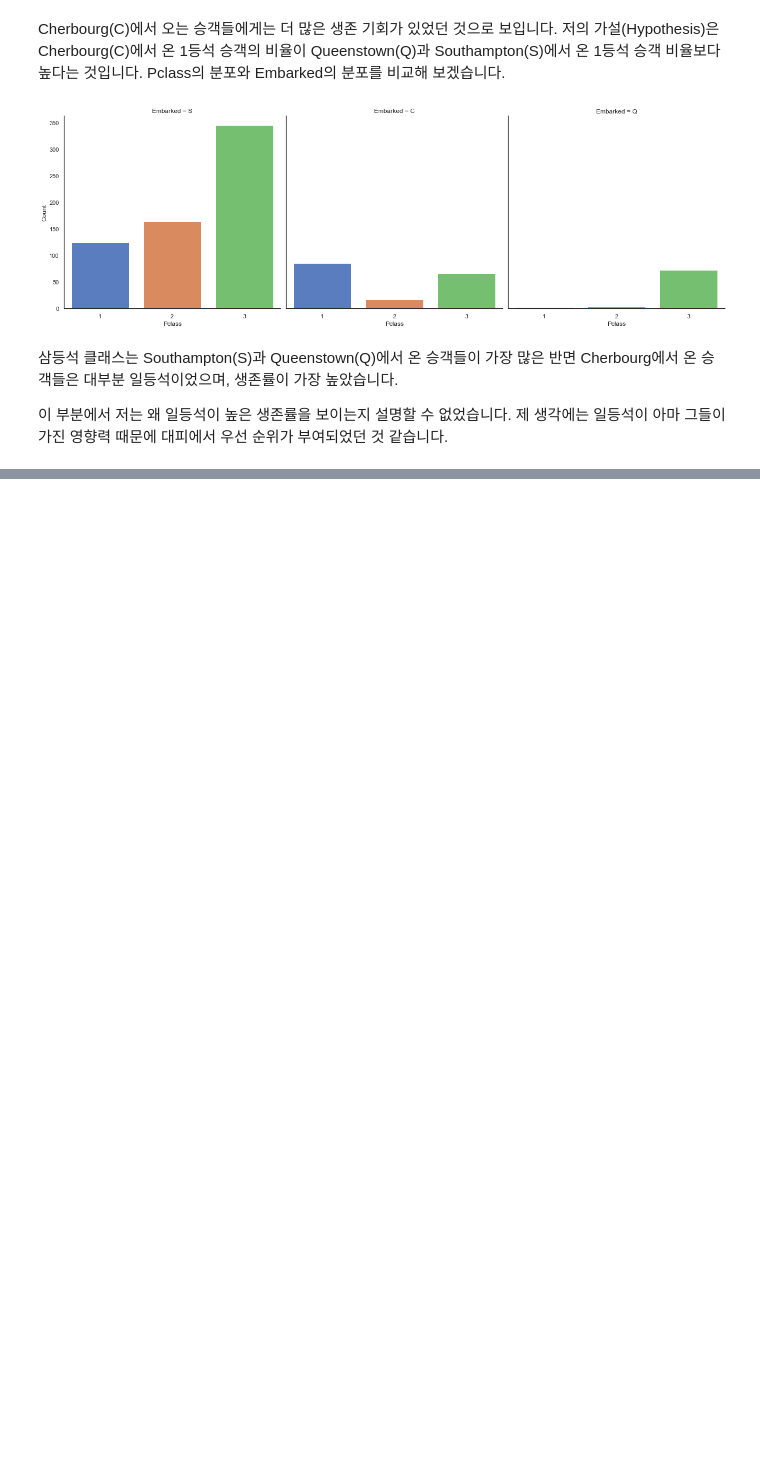
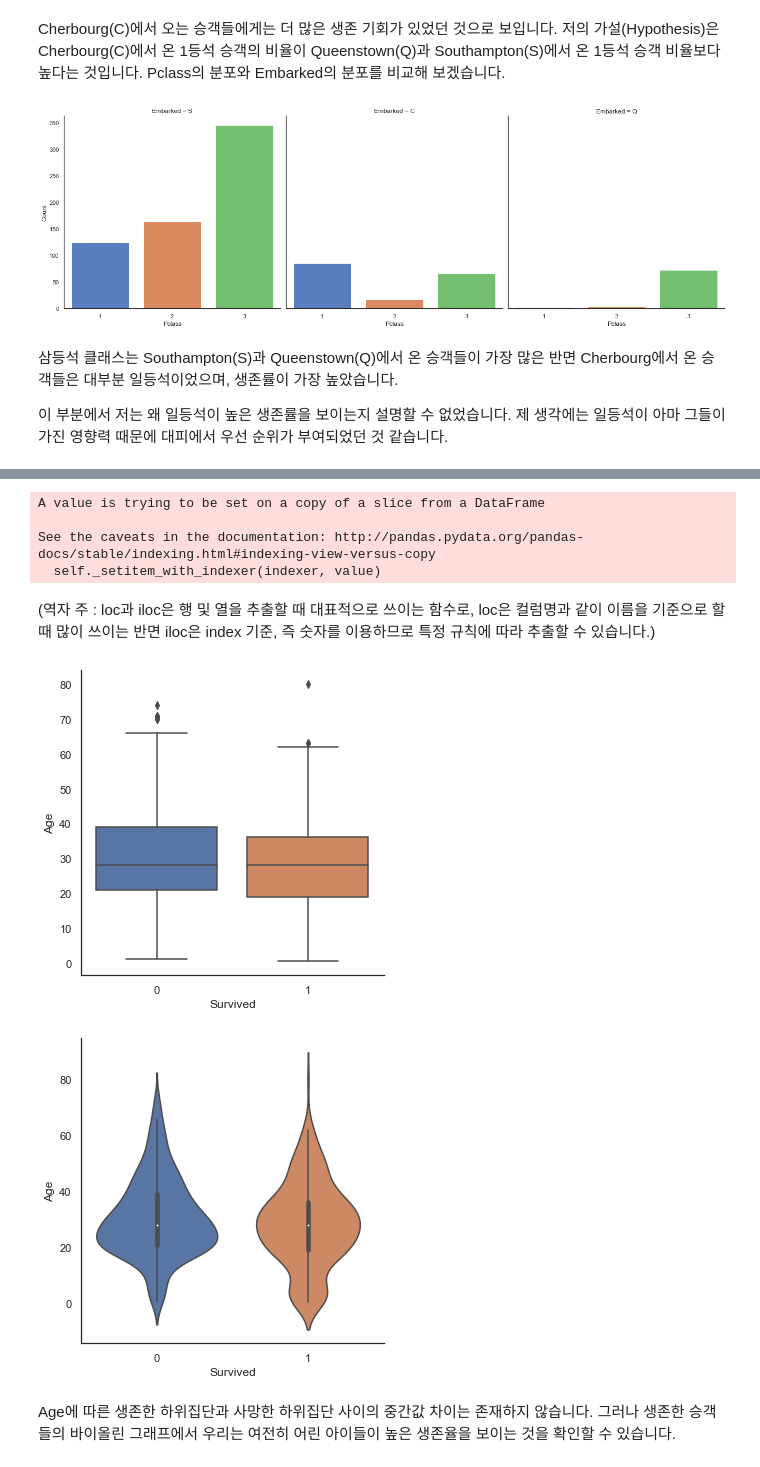
Before and after one commit to brstar96/KaggleKernelTranscription, a Jupyter notebook: 01- Titanic_Top_4%_with_ensemble_modeling/Titanic_Top_4%_with_ensemble_modeling.ipynb, the cells around one changed output, grey strips where cells are left out. Saved outputs shown, nothing was run; the diff lists cells and outputs as text; code cells hidden in the pictures; blank space fills up the shorter version.

```diff
--- a/01- Titanic_Top_4%_with_ensemble_modeling/Titanic_Top_4%_with_ensemble_modeling.ipynb
+++ b/01- Titanic_Top_4%_with_ensemble_modeling/Titanic_Top_4%_with_ensemble_modeling.ipynb
@@ -447,0 +484,30 @@ g = g.set_ylabels('Count')
+# %%
+# 누락된 Age값 채우기 - 빈 Age를 Pclass, Parch, SibSp에 따라 비슷한 행의 중간값(median age)으로 채웁니다.
+
+# NaN값을 갖는 Age 행들의 인덱스 리스트
+index_NaN_age = list(dataset['Age'][dataset['Age'].isnull()].index)
+
+for i in index_NaN_age:
+    age_med = dataset['Age'].median()
+    age_pred = dataset['Age'][((dataset['SibSp'] == dataset.iloc[i]['SibSp']) &
+                               (dataset['Parch'] == dataset.iloc[i]['Parch']) &
+                               (dataset['Pclass'] == dataset.iloc[i]['Pclass']))].median()
+    if not np.isnan(age_pred):
+        dataset['Age'].iloc[i] = age_pred
+    else:
+        dataset['Age'].iloc[i] = age_med
+# %% [output]
+A value is trying to be set on a copy of a slice from a DataFrame
+
+See the caveats in the documentation: http://pandas.pydata.org/pandas-docs/stable/indexing.html#indexing-view-versus-copy
+  self._setitem_with_indexer(indexer, value)
+# %% [markdown]
+(역자 주 : loc과 iloc은 행 및 열을 추출할 때 대표적으로 쓰이는 함수로, loc은 컬럼명과 같이 이름을 기준으로 할 때 많이 쓰이는 반면 iloc은 index 기준, 즉 숫자를 이용하므로 특정 규칙에 따라 추출할 수 있습니다.)
+# %%
+g = sns.factorplot(x='Survived', y='Age', data=train, kind='box')
+g = sns.factorplot(x='Survived', y='Age', data=train, kind='violin')
+# %% [output]
+[figure, added]
+[figure, added]
+# %% [markdown]
+Age에 따른 생존한 하위집단과 사망한 하위집단 사이의 중간값 차이는 존재하지 않습니다. 그러나 생존한 승객들의 바이올린 그래프에서 우리는 여전히 어린 아이들이 높은 생존율을 보이는 것을 확인할 수 있습니다.
```
Also changed, not shown: parts of 7 cells of this notebook.
